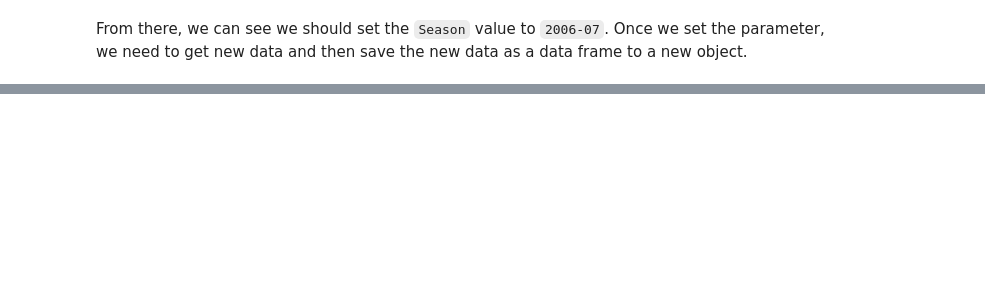
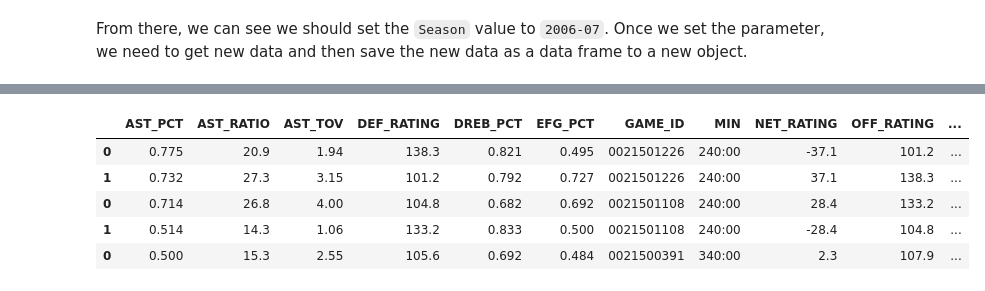
Before and after one commit to davidehamil/ml_applications_for_the_nba, a Jupyter notebook: Build_Dataset.ipynb, the cells around one changed output, grey strips where cells are left out. Saved outputs shown, nothing was run; the diff lists cells and outputs as text; code cells hidden in the pictures; blank space fills up the shorter version.

```diff
--- a/Build_Dataset.ipynb
+++ b/Build_Dataset.ipynb
@@ -318,0 +248,10 @@ new_game_2014.head()
+# %%
+# join advanced stats with basic stats
+adv_stats.head()
+# %% [output]
+|  | AST_PCT | AST_RATIO | AST_TOV | DEF_RATING | DREB_PCT | EFG_PCT | GAME_ID | MIN | NET_RATING | OFF_RATING | ... |
+| 0 | 0.775 | 20.9 | 1.94 | 138.3 | 0.821 | 0.495 | 0021501226 | 240:00 | -37.1 | 101.2 | ... |
+| 1 | 0.732 | 27.3 | 3.15 | 101.2 | 0.792 | 0.727 | 0021501226 | 240:00 | 37.1 | 138.3 | ... |
+| 0 | 0.714 | 26.8 | 4.00 | 104.8 | 0.682 | 0.692 | 0021501108 | 240:00 | 28.4 | 133.2 | ... |
+| 1 | 0.514 | 14.3 | 1.06 | 133.2 | 0.833 | 0.500 | 0021501108 | 240:00 | -28.4 | 104.8 | ... |
+| 0 | 0.500 | 15.3 | 2.55 | 105.6 | 0.692 | 0.484 | 0021500391 | 340:00 | 2.3 | 107.9 | ... |
```
Also changed, not shown: parts of 31 cells of this notebook.
